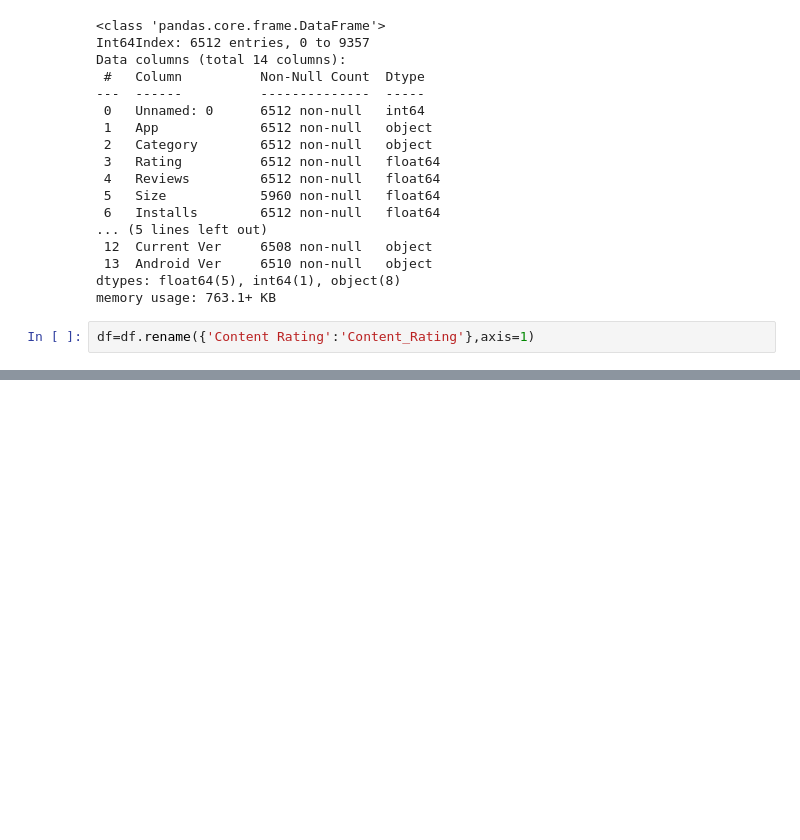
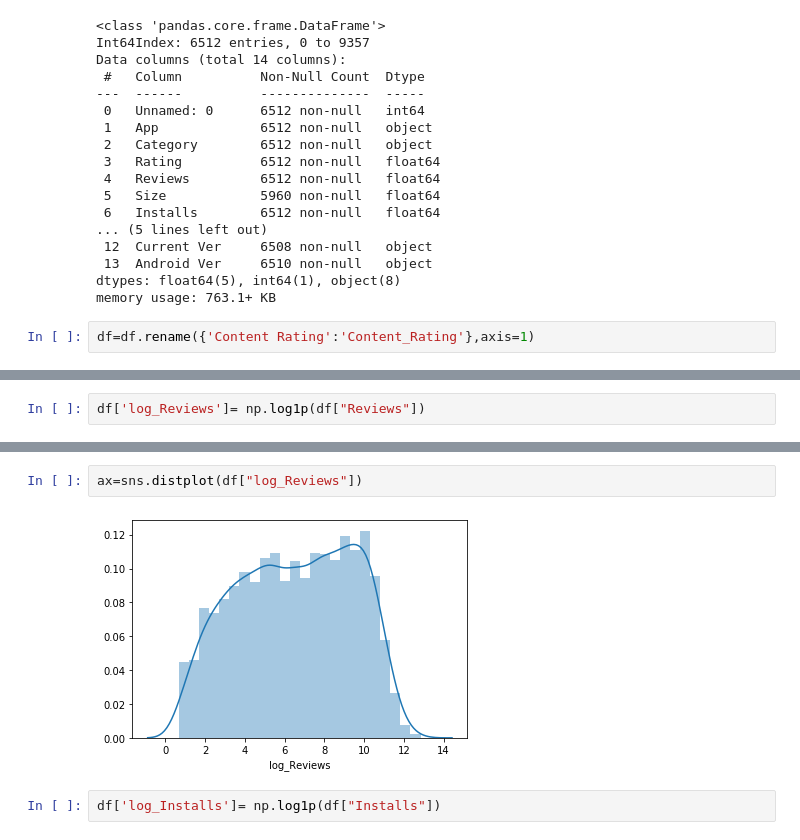
Before and after one commit to sheelpatel29/GOOGLE_APP_RATINGS-, a Jupyter notebook: ANALYSIS ON VARIABLES.ipynb, the cells around one changed output, grey strips where cells are left out. Drawn from its saved outputs; the diff is of its cells as text; blank space fills up the shorter version.

```diff
--- a/ANALYSIS ON VARIABLES.ipynb
+++ b/ANALYSIS ON VARIABLES.ipynb
@@ -189,0 +205,2 @@ TypeError: boxplot() got an unexpected keyword argument 'columns'
+# %%
+df['log_Reviews']= np.log1p(df["Reviews"])
@@ -189,0 +211,6 @@ TypeError: boxplot() got an unexpected keyword argument 'columns'
+# %%
+ax=sns.distplot(df["log_Reviews"])
+# %% [output]
+[figure, added]
+# %%
+df['log_Installs']= np.log1p(df["Installs"])
```
Also changed, not shown: parts of 16 cells of this notebook, 2 other files.
